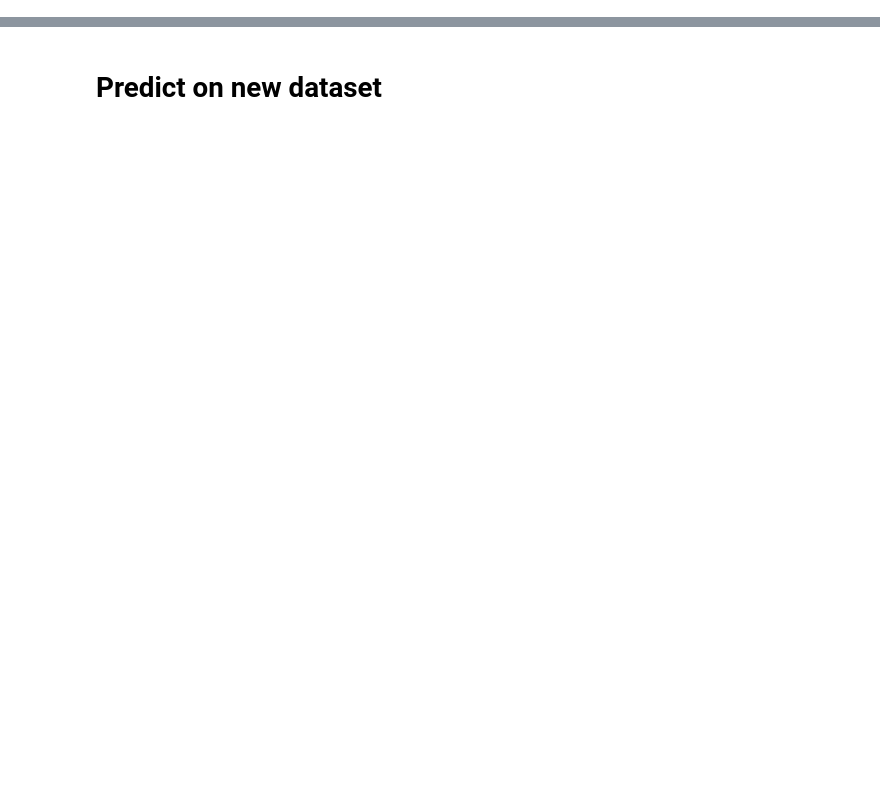
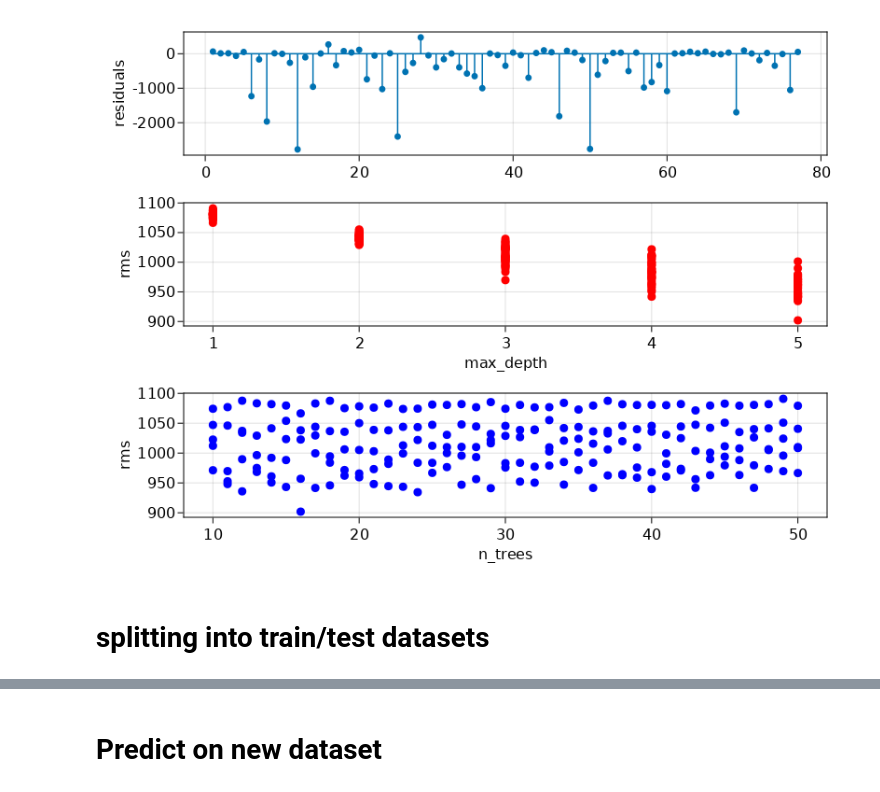
Before and after one commit to julionovoa/jl-sandbox, a Jupyter notebook: code/lichen-randomforestregressor.ipynb, the cells around one changed output, grey strips where cells are left out. Saved outputs shown, nothing was run; the diff lists cells and outputs as text; code cells hidden in the pictures; blank space fills up the shorter version.

Commit message:
n_trees, max_depth estimation

```diff
--- a/code/lichen-randomforestregressor.ipynb
+++ b/code/lichen-randomforestregressor.ipynb
@@ -24,6 +28,3 @@ _.nrows = 78
 # %%
-# Split predictors (X) and response variable (y)
-y, X = unpack(lichen_training, ==(:biomass_log), _ -> true);
+# Split predictors/responde variable
+y, X = unpack(lichen_training, ==(:biomass), _->true; rng=1010);
-# %%
-# Load a RandomForestRegressor
-RandomForestRegressor = @load RandomForestRegressor pkg=DecisionTree
@@ -62,0 +31,4 @@ Machine{Pipeline259,…} trained 0 times; caches data
+# %%
+# Load a model and create a pipeline
+model = @load RandomForestRegressor pkg=DecisionTree verbosity=0
+pipe = @pipeline Standardizer OneHotEncoder model target=v->log.(v) inverse=v->exp.(v)
@@ -62,0 +56,10 @@ Machine{Pipeline259,…} trained 0 times; caches data
+# %%
+# Model tunning
+r = [range(pipe, :(random_forest_regressor.max_depth), lower=1, upper=5),
+     range(pipe, :(random_forest_regressor.n_trees), lower=10, upper=50)]
+tuned_model = TunedModel(model=pipe,
+                         tuning=Grid(resolution=100),
+                         resampling=CV(),
+                         range=r,
+                         measure=rms)
+m = machine(tuned_model, X, y) |> fit!;
@@ -63,3 +119,25 @@ Machine{Pipeline259,…} trained 0 times; caches data
+# %%
+f = Figure()
+
+ax1 = Axis(f[1, 1])
+ax1.ylabel = "residuals"
+stem!(ax1, ŷ - y)
+
+ax2 = Axis(f[2, 1])
+ax2.xlabel = "max_depth"
+ax2.ylabel = "rms"
+scatter!(ax2, Float64.(m.report.plotting.parameter_values[:, 1]), m.report.plotting.measurements, color=:red)
+
+ax3 = Axis(f[3, 1])
+ax3.xlabel = "n_trees"
+ax3.ylabel = "rms"
+scatter!(ax3, Float64.(m.report.plotting.parameter_values[:, 2]), m.report.plotting.measurements, color=:blue)
+
+f
+# %% [output]
+[figure, added]
+# %% [markdown]
+# splitting into train/test datasets
 # %%
 # Split into train/test datasets
 train, test = partition(eachindex(y), 0.8, shuffle=true, rng=1010)
```
Also changed, not shown: parts of 29 cells of this notebook.
